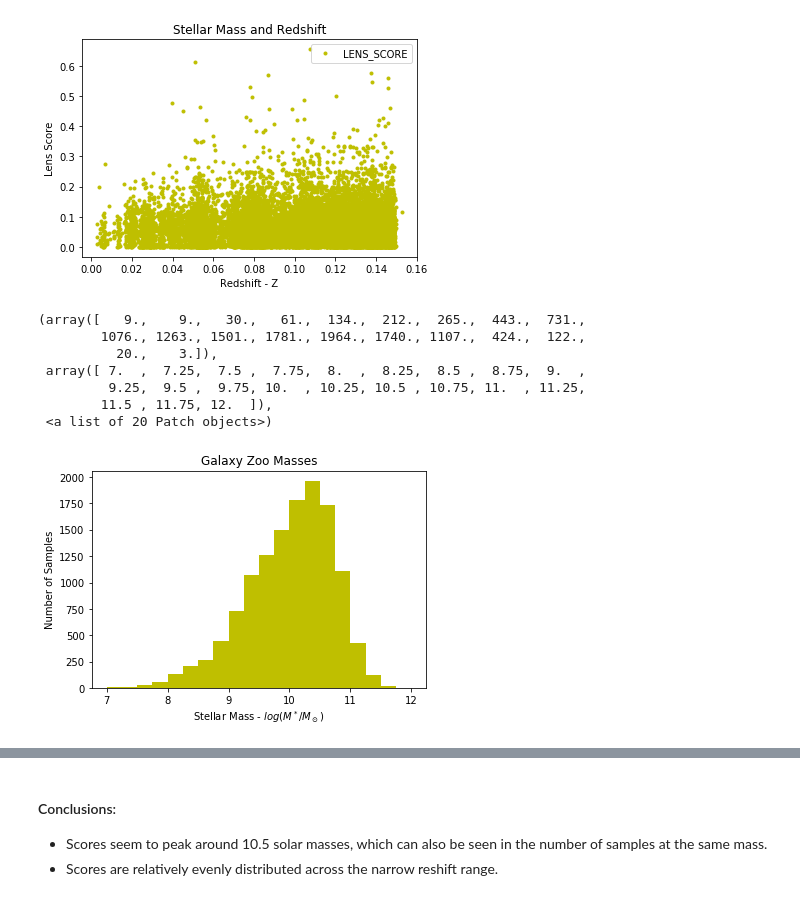
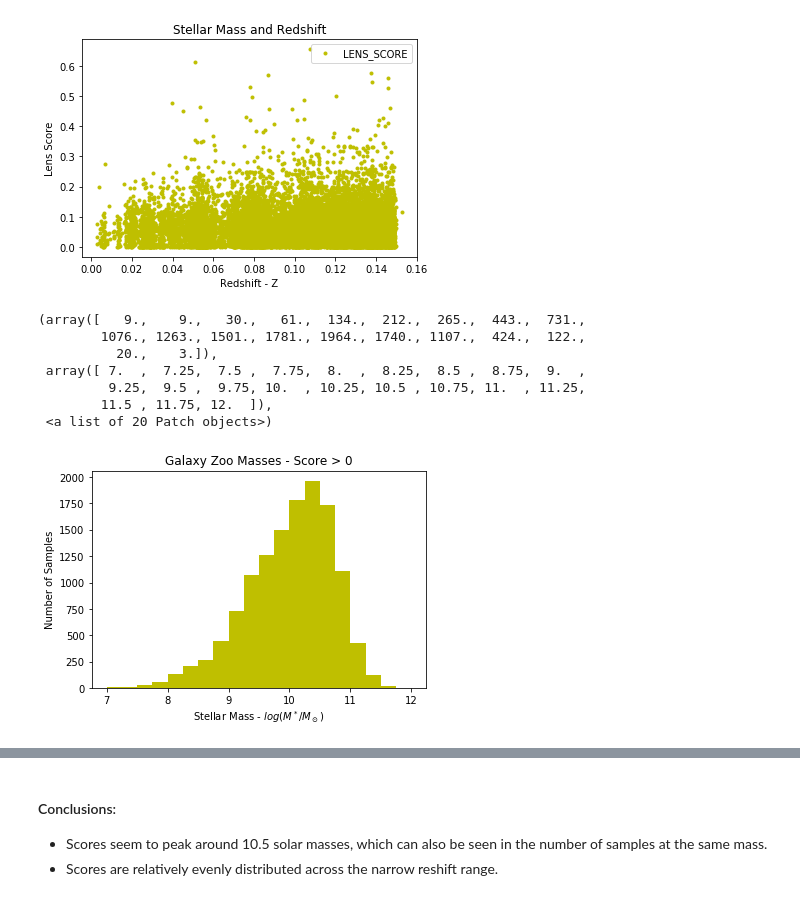
Before and after one commit to shawnknabel/lens_methods, a Jupyter notebook: Shawn Knabel - Gravitational Lensing Notebook - Concise.ipynb, the cells around one changed output, grey strips where cells are left out. Saved outputs shown, nothing was run; the diff lists cells and outputs as text; code cells hidden in the pictures.

```diff
--- a/Shawn Knabel - Gravitational Lensing Notebook - Concise.ipynb
+++ b/Shawn Knabel - Gravitational Lensing Notebook - Concise.ipynb
@@ -468,15 +468,15 @@ plt.show()
 # %%
 # Histogram of Masses
 plt.xlabel(r"Stellar Mass - $log(M^*/M_\odot)$")
 plt.ylabel("Number of Samples")
-plt.title("Galaxy Zoo Masses")
+plt.title("Galaxy Zoo Masses - Score > 0")
 plt.hist(np.log10(zoo_lens_with_mass.STELLAR_MASS),range=[7,12],bins=20,color='y')
 # %% [output]
 (array([   9.,    9.,   30.,   61.,  134.,  212.,  265.,  443.,  731.,
         1076., 1263., 1501., 1781., 1964., 1740., 1107.,  424.,  122.,
           20.,    3.]),
  array([ 7.  ,  7.25,  7.5 ,  7.75,  8.  ,  8.25,  8.5 ,  8.75,  9.  ,
          9.25,  9.5 ,  9.75, 10.  , 10.25, 10.5 , 10.75, 11.  , 11.25,
         11.5 , 11.75, 12.  ]),
  <a list of 20 Patch objects>)
-[figure, old version]
+[figure, new version]
```
Also changed, not shown: parts of 11 cells of this notebook, 17 other files.
